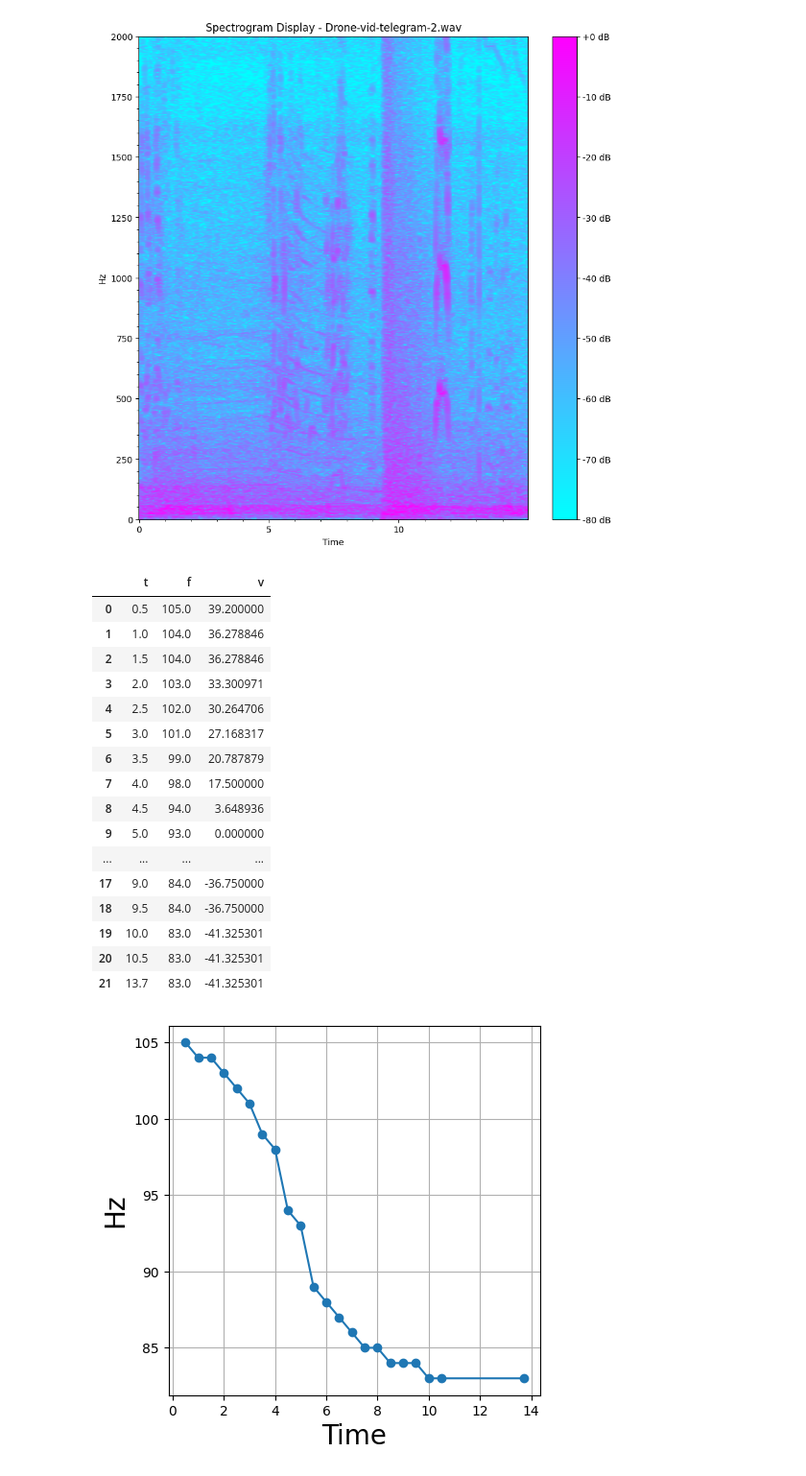
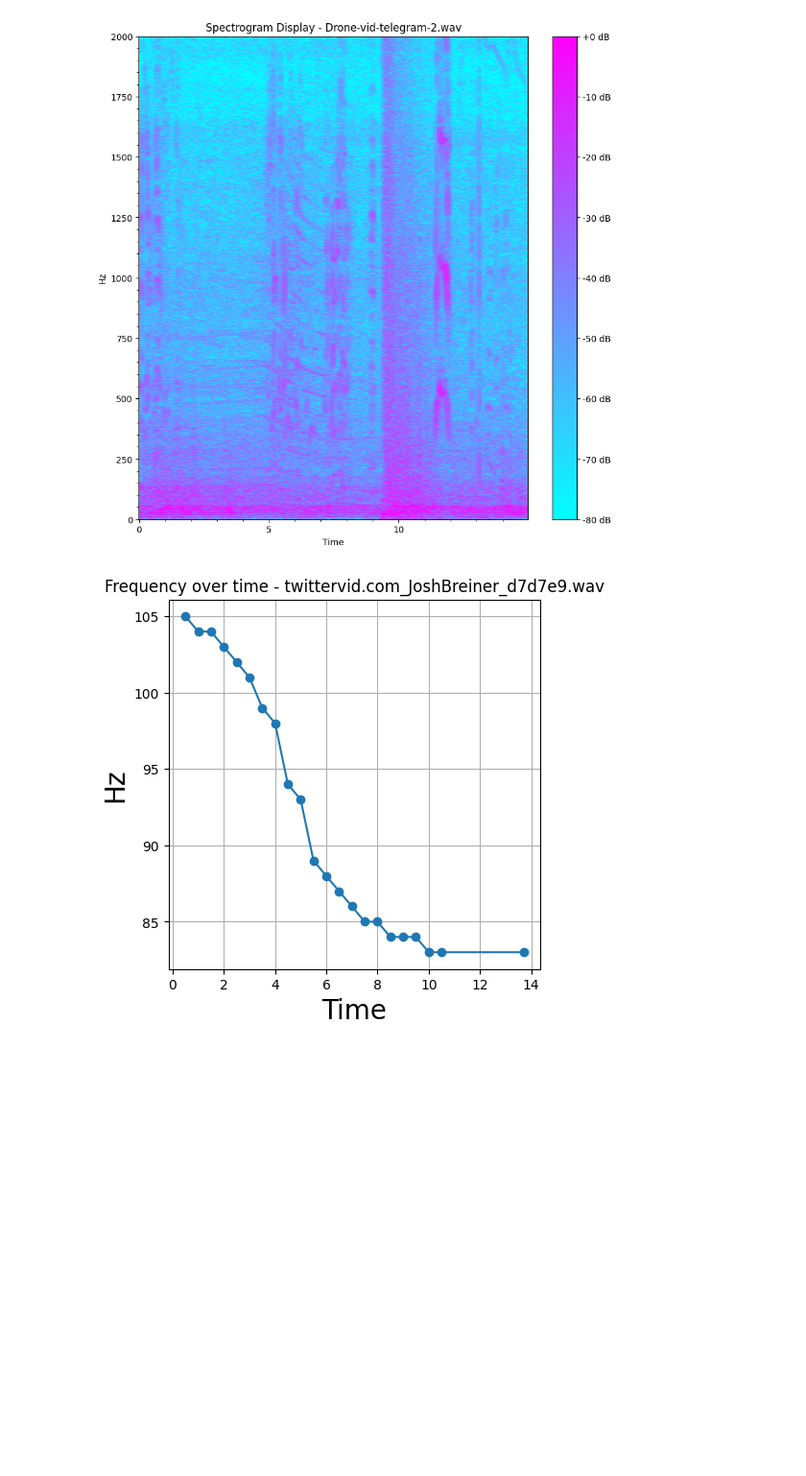
Before and after one commit to yairm210/Katbam_Jul24, a Jupyter notebook: yamani_katbam.ipynb, the cells around one changed output. Shown at 96% size. Cells and saved outputs as stored; diff of their text form; code cells hidden in the pictures; blank space fills up the shorter version.

Commit message:
Better final display

```diff
--- a/yamani_katbam.ipynb
+++ b/yamani_katbam.ipynb
@@ -133,12 +133,12 @@ for file in files:
     ts.append(13.7)
 
 
-
     df = pd.DataFrame({'t': ts, 'f': fs})
     fig, ax = plt.subplots(figsize = [5,5])
     ax.plot(df.t, df.f,marker = 'o')
     ax.set_ylabel('Hz',fontsize= 20)
     ax.set_xlabel('Time', fontsize = 20)
+    ax.set_title('Frequency over time - '+file.name)
     ax.grid('both')
 
     # Distance over time plot
@@ -146,7 +146,7 @@ for file in files:
     c = 343  # Speed of sound in m/s at 20 degrees Celsius
 
     df['v'] = c * (1 - f1/df.f)
-    display(df)
+    # display(df)
 
     # Data setup
     times = df.t
@@ -162,49 +162,32 @@ for file in files:
     # Known final distance
     final_distance = 430  # meters at t = 10.5 seconds
     final_index = np.where(times == 13.7)[0][0]
 
     # Initialize distance array
     distances = np.zeros_like(times)
     distances[final_index] = final_distance
 
     # Integrate backward from the final point to the minimum
     for i in range(final_index, 0, -1):
         dt = times[i] - times[i - 1]
         distances[i - 1] = distances[i] + v_r[i] * dt
 
     # Integrate forward from the minimum to the start
     for i in range(final_index, len(times) - 1):
         dt = times[i + 1] - times[i]
         distances[i + 1] = distances[i] - v_r[i] * dt
 
     # Plotting results
     plt.figure(figsize=(10, 6))
     plt.plot(times, distances, 'o-', label='Distance')
     plt.axvline(x=5, color='r', linestyle='--', label='Closest Approach')
-    plt.title('Distance from Observer Over Time')
+    plt.title('Distance from Observer Over Time - '+file.name)
     plt.xlabel('Time (seconds)')
     plt.ylabel('Distance (meters)')
     plt.legend()
     plt.grid(True)
     plt.minorticks_on()
 
     plt.show()
 # %% [output]
-|  | t | f | v |
-| 0 | 0.5 | 105.0 | 39.200000 |
-| 1 | 1.0 | 104.0 | 36.278846 |
-| 2 | 1.5 | 104.0 | 36.278846 |
-| 3 | 2.0 | 103.0 | 33.300971 |
-| 4 | 2.5 | 102.0 | 30.264706 |
-| 5 | 3.0 | 101.0 | 27.168317 |
-| 6 | 3.5 | 99.0 | 20.787879 |
-| 7 | 4.0 | 98.0 | 17.500000 |
-| 8 | 4.5 | 94.0 | 3.648936 |
-| 9 | 5.0 | 93.0 | 0.000000 |
-| ... | ... | ... | ... |
-| 17 | 9.0 | 84.0 | -36.750000 |
-| 18 | 9.5 | 84.0 | -36.750000 |
-| 19 | 10.0 | 83.0 | -41.325301 |
-| 20 | 10.5 | 83.0 | -41.325301 |
-| 21 | 13.7 | 83.0 | -41.325301 |
-[figure, old version]
+[figure, new version]
```
Also changed, not shown: parts of 1 cell of this notebook.
